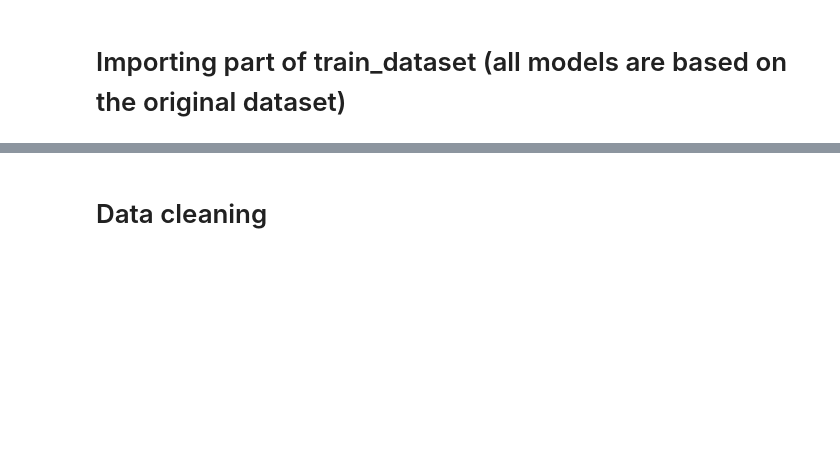
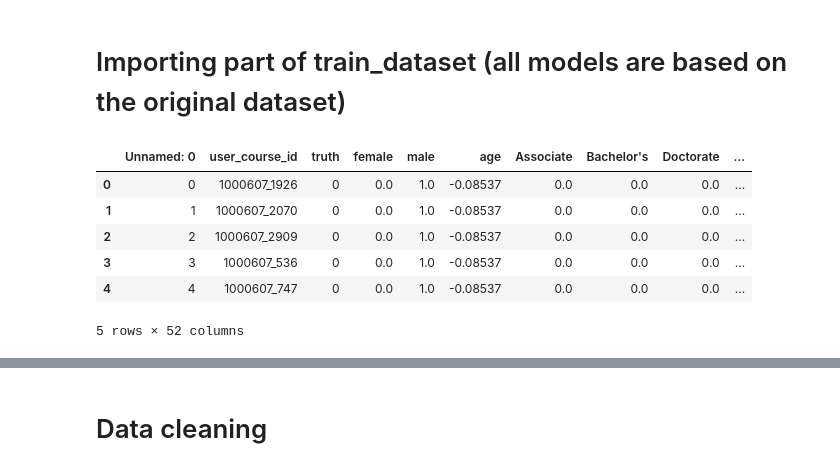
Before and after one commit to Zuza-b/ChangeDEEPly, a Jupyter notebook: notebooks/MOOC.ipynb, the cells around one changed output, grey strips where cells are left out. Drawn from its saved outputs; the diff is of its cells as text; code cells hidden in the pictures; blank space fills up the shorter version.

```diff
--- a/notebooks/MOOC.ipynb
+++ b/notebooks/MOOC.ipynb
@@ -13,2 +14,14 @@ from sklearn.metrics import accuracy_score
 # %% [markdown]
 # Importing part of train_dataset (all models are based on the original dataset)
+# %%
+df = pd.read_csv('/Users/azin/code/azinmjalali/ChangeDEEPly/raw_data/df_featured.csv')
+# %%
+df.head()
+# %% [output]
+|  | Unnamed: 0 | user_course_id | truth | female | male | age | Associate | Bachelor's | Doctorate | ... |
+| 0 | 0 | 1000607_1926 | 0 | 0.0 | 1.0 | -0.08537 | 0.0 | 0.0 | 0.0 | ... |
+| 1 | 1 | 1000607_2070 | 0 | 0.0 | 1.0 | -0.08537 | 0.0 | 0.0 | 0.0 | ... |
+| 2 | 2 | 1000607_2909 | 0 | 0.0 | 1.0 | -0.08537 | 0.0 | 0.0 | 0.0 | ... |
+| 3 | 3 | 1000607_536 | 0 | 0.0 | 1.0 | -0.08537 | 0.0 | 0.0 | 0.0 | ... |
+| 4 | 4 | 1000607_747 | 0 | 0.0 | 1.0 | -0.08537 | 0.0 | 0.0 | 0.0 | ... |
+5 rows × 52 columns
```
Also changed, not shown: parts of 12 cells of this notebook, 1 other file.
